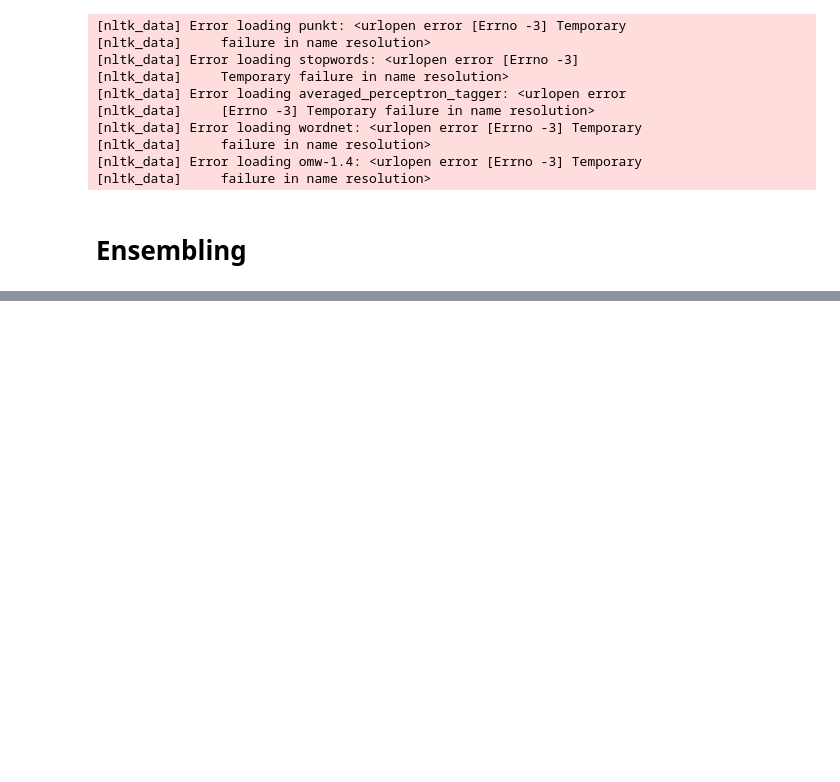
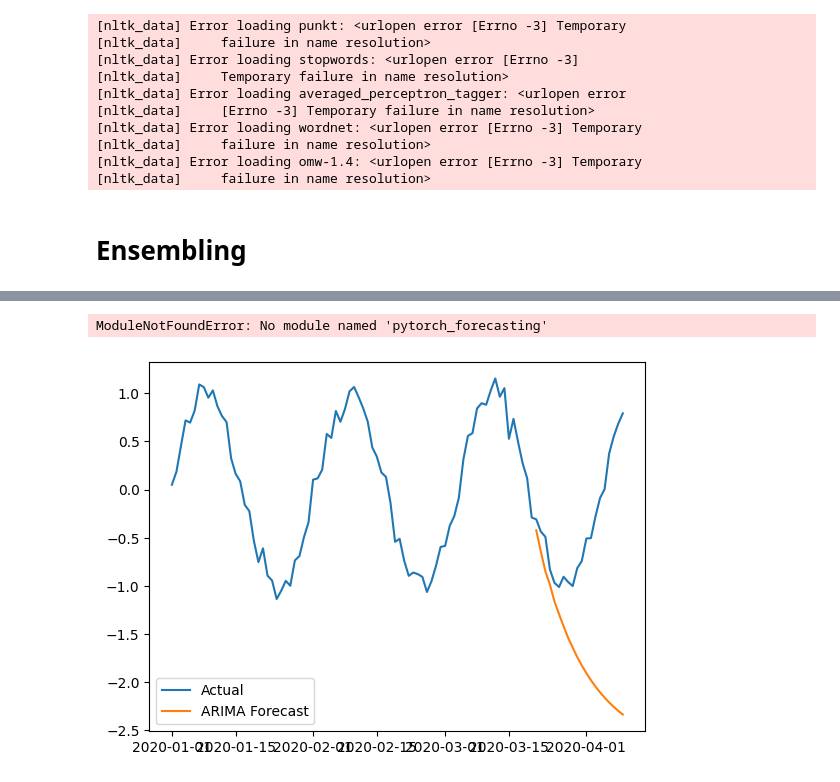
Before and after one commit to Qwertyqwerty579/beyond_my_comprehension, a Jupyter notebook: beyond-my-comprehension.ipynb, the cells around one changed output, grey strips where cells are left out. Saved outputs shown, nothing was run; the diff lists cells and outputs as text; code cells hidden in the pictures; blank space fills up the shorter version.

```diff
--- a/beyond-my-comprehension.ipynb
+++ b/beyond-my-comprehension.ipynb
@@ -239,0 +311,31 @@ y_pred = ensemble.predict(X_test)
+# %%
+import torch
+from pytorch_forecasting import TimeSeriesDataSet, TemporalFusionTransformer, Baseline, Trainer
+from pytorch_lightning import seed_everything
+from pytorch_forecasting.data import NaNLabelEncoder
+from pytorch_forecasting.metrics import SMAPE
+
+df['group'] = "series1"
+df["time_idx"] = np.arange(len(df))
+
+max_encoder_length = 30
+max_prediction_length = 20
+
+dataset = TimeSeriesDataSet(
+    df,
+    time_idx="time_idx",
+    target="y",
+    group_ids=["group"],
+    max_encoder_length=max_encoder_length,
+    max_prediction_length=max_prediction_length,
+    time_varying_unknown_reals=["y"]
+)
+
+train_dataloader = dataset.to_dataloader(train=True, batch_size=16)
+
+tft = TemporalFusionTransformer.from_dataset(dataset, learning_rate=0.03, hidden_size=16, loss=SMAPE())
+
+trainer = Trainer(max_epochs=5, gradient_clip_val=0.1)
+trainer.fit(tft, train_dataloaders=train_dataloader)
+# %% [output]
+ModuleNotFoundError: No module named 'pytorch_forecasting'
@@ -239,0 +354,37 @@ y_pred = ensemble.predict(X_test)
+# %%
+from prophet import Prophet
+
+model = Prophet()
+model.fit(train)
+
+future = model.make_future_dataframe(periods=20)
+forecast = model.predict(future)
+
+forecast[['ds', 'yhat']].tail(20).plot(x='ds', y='yhat', title="Prophet Forecast")
+# %%
+from statsmodels.tsa.arima.model import ARIMA
+import matplotlib.pyplot as plt
+
+model = ARIMA(train['y'], order=(5,1,0))
+model_fit = model.fit()
+forecast = model_fit.forecast(steps=20)
+
+plt.plot(df['ds'], df['y'], label='Actual')
+plt.plot(test['ds'], forecast, label='ARIMA Forecast')
+plt.legend()
+plt.show()
+'''Сводка:
+p — сколько предыдущих значений использовать (влияние истории).
+
+d — сколько раз вычесть предыдущие значения, чтобы убрать тренд.
+
+q — сколько предыдущих ошибок прогноза учитывать.
+
+Практическое значение:
+Сценарий	Параметры
+Есть тренд (линейный рост/падение)	d=1
+Зависит от одного или нескольких прошлых значений	p=1, p=2 и т.д.
+Есть "скачки" и шум, зависящий от ошибок прогноза	q=1, q=2 и т.д.
+'''
+# %% [output]
+[figure, added]
```
Also changed, not shown: parts of 7 cells of this notebook.
